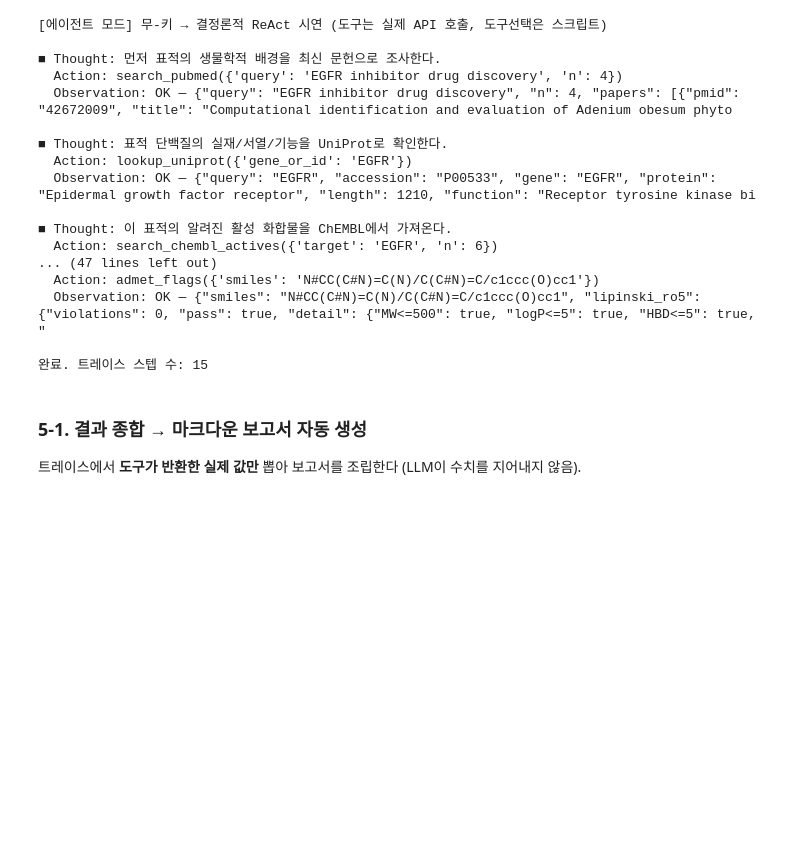
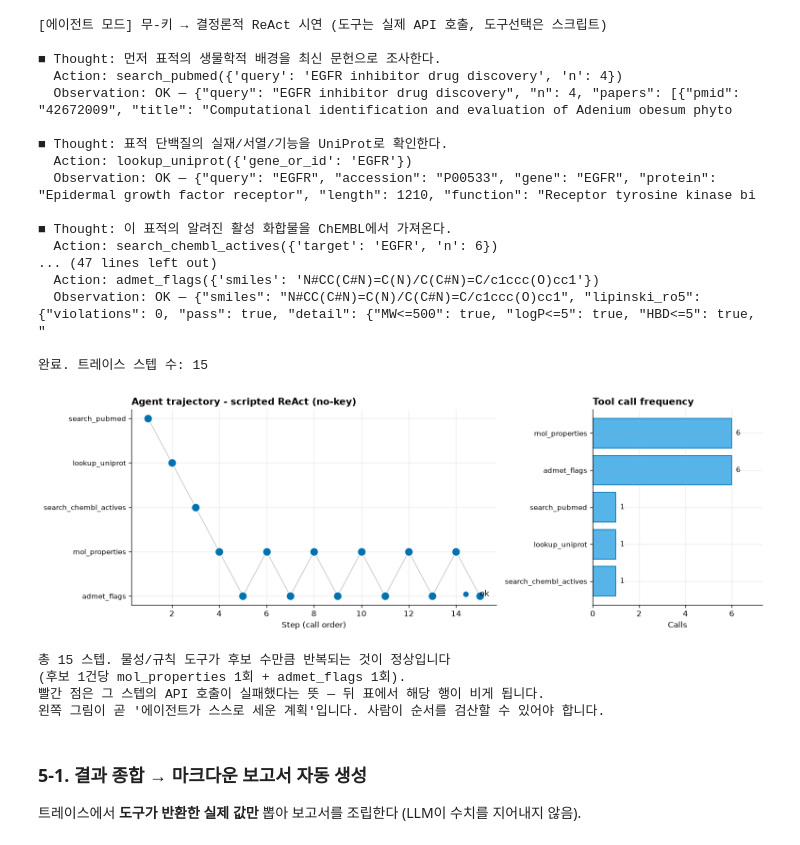
Before and after one commit to fourmodern/2026_aidrugdiscovery, a Jupyter notebook: Day06_LLM_Agent/nb1_scientific_agent.ipynb, the cells around one changed output. Cells and saved outputs as stored; diff of their text form; code cells hidden in the pictures; blank space fills up the shorter version.

```diff
--- a/Day06_LLM_Agent/nb1_scientific_agent.ipynb
+++ b/Day06_LLM_Agent/nb1_scientific_agent.ipynb
@@ -610,6 +726,69 @@ print("완료. 트레이스 스텝 수:", len(result["trace"]))
   Observation: OK — {"smiles": "N#CC(C#N)=C(N)/C(C#N)=C/c1ccc(O)cc1", "lipinski_ro5": {"violations": 0, "pass": true, "detail": {"MW<=500": true, "logP<=5": true, "HBD<=5": true, "
 
 완료. 트레이스 스텝 수: 15
+# %%
+# --- 5-0. 에이전트가 실제로 밟은 궤적을 그림으로 확인 ---
+# 로그를 눈으로 훑는 것과 궤적을 한 장으로 보는 것은 다르다.
+# 확인할 것: (1) 어떤 도구를 몇 번 썼나 (2) 실패한 호출이 있었나
+#            (3) 계획이 '조사 → 후보 → 평가' 순서로 흘렀나.
+
+_trace = result.get("trace", [])
+
+def _step_ok(t):
+    """경로 B 는 ok 키를 남기고, LLM 경로(A)는 남기지 않는다 → obs 로 판정."""
+    return t["ok"] if t.get("ok") is not None else ("error" not in (t.get("obs") or {}))
+
+fig, axes = plt.subplots(1, 2, figsize=(13, 4.4),
+                         gridspec_kw={"width_ratios": [2.15, 1]})
+
+ax = axes[0]
+if not _trace:
+    _nodata(ax, "empty trace (agent called no tool)")
+else:
+    tools = list(dict.fromkeys(t["tool"] for t in _trace))   # 첫 등장 순서 유지
+    ypos = {t: i for i, t in enumerate(tools)}
+    ax.plot(range(1, len(_trace) + 1), [ypos[t["tool"]] for t in _trace],
+            color=CB["grey"], lw=1.0, alpha=0.55, zorder=2)
+    for i, t in enumerate(_trace):
+        ax.scatter(i + 1, ypos[t["tool"]], s=110, zorder=3,
+                   color=CB["blue"] if _step_ok(t) else CB["red"],
+                   edgecolor="white", linewidth=0.8)
+    ax.set_yticks(range(len(tools))); ax.set_yticklabels(tools, fontsize=9)
+    ax.set_xlabel("Step (call order)")
+    ax.set_title(f"Agent trajectory - {result.get('mode', '?')}", loc="left", fontweight="bold")
+    ax.invert_yaxis()
+    _nfail = sum(1 for t in _trace if not _step_ok(t))
+    ax.scatter([], [], color=CB["blue"], label="ok")
+    if _nfail:
+        ax.scatter([], [], color=CB["red"], label=f"failed ({_nfail})")
+    ax.legend(loc="lower right", frameon=False)
+
+ax = axes[1]
+if not _trace:
+    _nodata(ax, "nothing to count")
+else:
+    from collections import Counter
+    cnt = Counter(t["tool"] for t in _trace)
+    names = [k for k, _ in cnt.most_common()][::-1]
+    vals = [cnt[k] for k in names]
+    ax.barh(names, vals, color=CB["sky"], edgecolor=CB["blue"])
+    for y, v in enumerate(vals):
+        ax.text(v + max(vals) * 0.03, y, str(v), va="center", fontsize=9)
+    ax.set_xlabel("Calls"); ax.set_xlim(0, max(vals) * 1.22)
+    ax.tick_params(axis="y", labelsize=9)
+    ax.set_title("Tool call frequency", loc="left", fontweight="bold")
+
+plt.tight_layout(); plt.show()
+print(f"총 {len(_trace)} 스텝. 물성/규칙 도구가 후보 수만큼 반복되는 것이 정상입니다")
+print("(후보 1건당 mol_properties 1회 + admet_flags 1회).")
+print("빨간 점은 그 스텝의 API 호출이 실패했다는 뜻 — 뒤 표에서 해당 행이 비게 됩니다.")
+print("왼쪽 그림이 곧 '에이전트가 스스로 세운 계획'입니다. 사람이 순서를 검산할 수 있어야 합니다.")
+# %% [output]
+[figure, added]
+총 15 스텝. 물성/규칙 도구가 후보 수만큼 반복되는 것이 정상입니다
+(후보 1건당 mol_properties 1회 + admet_flags 1회).
+빨간 점은 그 스텝의 API 호출이 실패했다는 뜻 — 뒤 표에서 해당 행이 비게 됩니다.
+왼쪽 그림이 곧 '에이전트가 스스로 세운 계획'입니다. 사람이 순서를 검산할 수 있어야 합니다.
 # %% [markdown]
 ### 5-1. 결과 종합 → 마크다운 보고서 자동 생성
 트레이스에서 **도구가 반환한 실제 값만** 뽑아 보고서를 조립한다 (LLM이 수치를 지어내지 않음).
```
Also changed, not shown: parts of 14 cells of this notebook.
